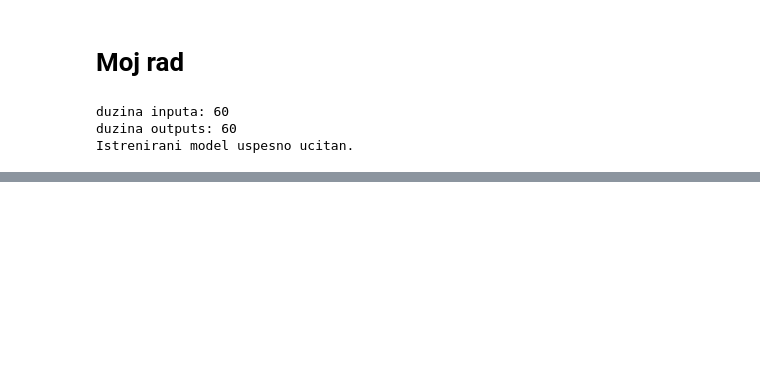
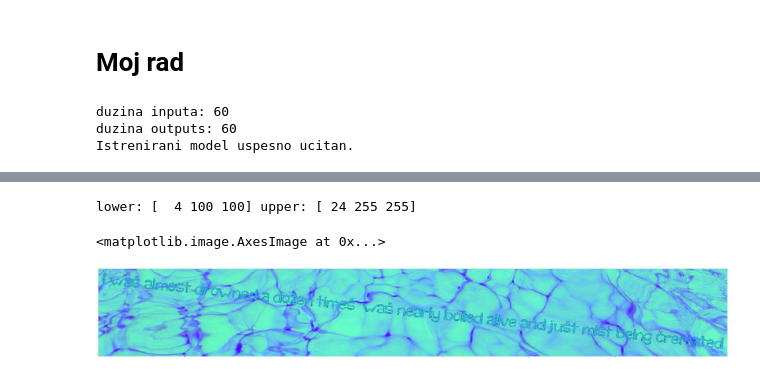
Before and after one commit to vlaksi/Soft-Challenges, a Jupyter notebook: izazovi[20-21]/Nedeljni izazov 2 - OCR/sc_2020_challenge_2/my-work.ipynb, the cells around one changed output, grey strips where cells are left out. Saved outputs shown, nothing was run; the diff lists cells and outputs as text; code cells hidden in the pictures; blank space fills up the shorter version.

```diff
--- a/izazovi[20-21]/Nedeljni izazov 2 - OCR/sc_2020_challenge_2/my-work.ipynb
+++ b/izazovi[20-21]/Nedeljni izazov 2 - OCR/sc_2020_challenge_2/my-work.ipynb
@@ -75,0 +135,15 @@ plt.imshow(opening,'gray')
+# %%
+# POKUSAVAM PREKO IN RANGE-A
+# KROZ NEKE BOJE KOJE SE CESTO KORISTE PROVUCEM MASKE
+# wanted_bgr_color = (100,220,220)
+wanted_bgr_color = (110,160,220)
+lower,upper = get_limits_for_wanted_color(wanted_bgr_color)
+print("lower: " + str(lower) + " upper: " + str(upper))
+img = cv2.imread(image_path)
+image = img.copy()
+hsv = cv2.cvtColor(image,cv2.COLOR_BGR2HSV)
+plt.imshow(hsv)
+# %% [output]
+lower: [  4 100 100] upper: [ 24 255 255]
+<matplotlib.image.AxesImage at 0x...>
+[figure, added]
```
Also changed, not shown: parts of 56 cells of this notebook, 2 other files.
